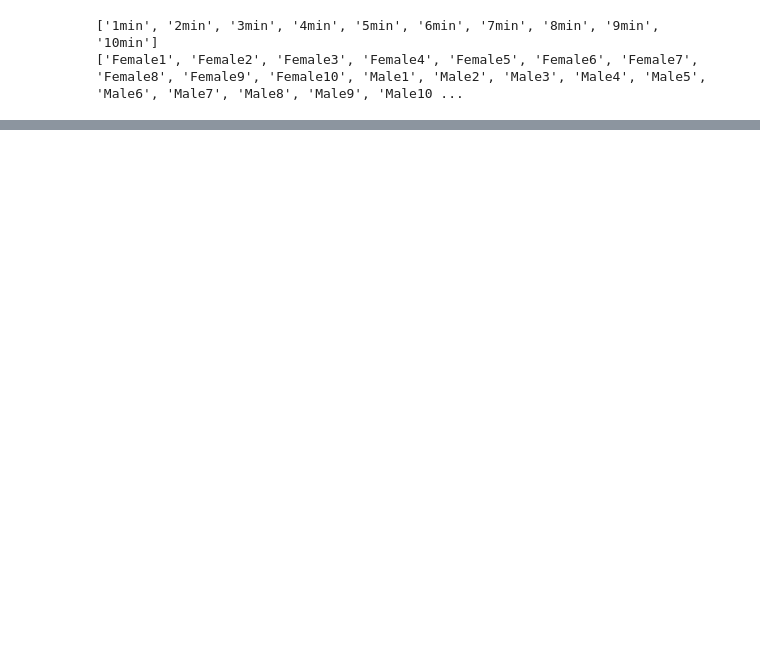
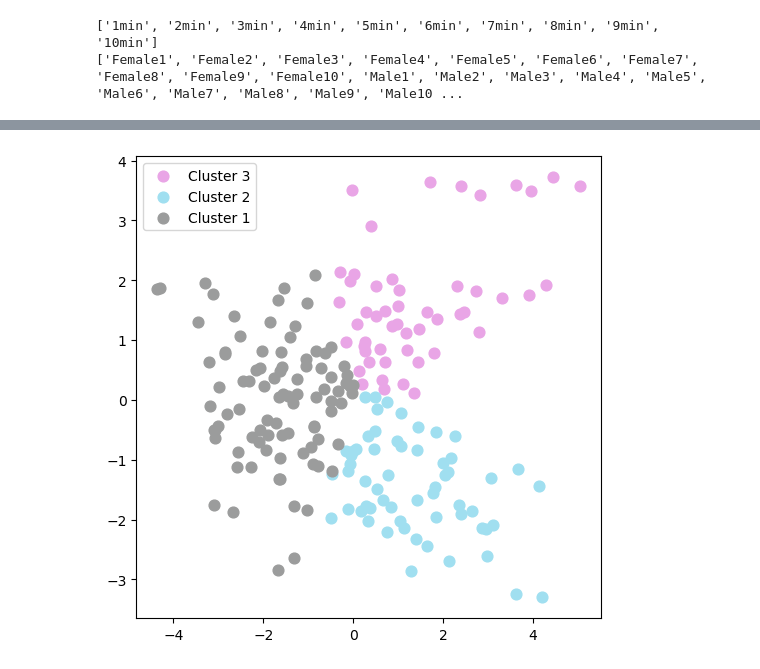
Before and after one commit to boxingli-lab/Behavior_Analysis, a Jupyter notebook: Behavior_Kmeans.ipynb, the cells around one changed output, grey strips where cells are left out. Cells and saved outputs as stored; diff of their text form; code cells hidden in the pictures; blank space fills up the shorter version.

```diff
--- a/Behavior_Kmeans.ipynb
+++ b/Behavior_Kmeans.ipynb
@@ -262,0 +176,18 @@ Cluster2
+# %%
+# Figure 1 D: kmeans cluster
+pca = PCA(2)
+# Transform the data
+df = pca.fit_transform(scaled_features)
+# Get unique labels
+u_labels = np.unique(kmeans.labels_)
+label = kmeans.labels_
+# Plot the results:
+fig2 = plt.figure(figsize = (6,6))
+plt.scatter(df[label == 0 , 0] , df[label == 0 , 1] , label = 'Cluster 3', c = '#E9A5E6', s = 60)
+plt.scatter(df[label == 1 , 0] , df[label == 1 , 1] , label = 'Cluster 2', c = '#A0DFF0', s = 60)
+plt.scatter(df[label == 2 , 0] , df[label == 2 , 1] , label = 'Cluster 1', c = '#9B9C9C' , s = 60)
+plt.legend()
+plt.show()
+fig2.savefig('Plots/PCA_kmeans_cluster.pdf')
+# %% [output]
+[figure, added]
```
Also changed, not shown: parts of 10 cells of this notebook, 1 other file.
